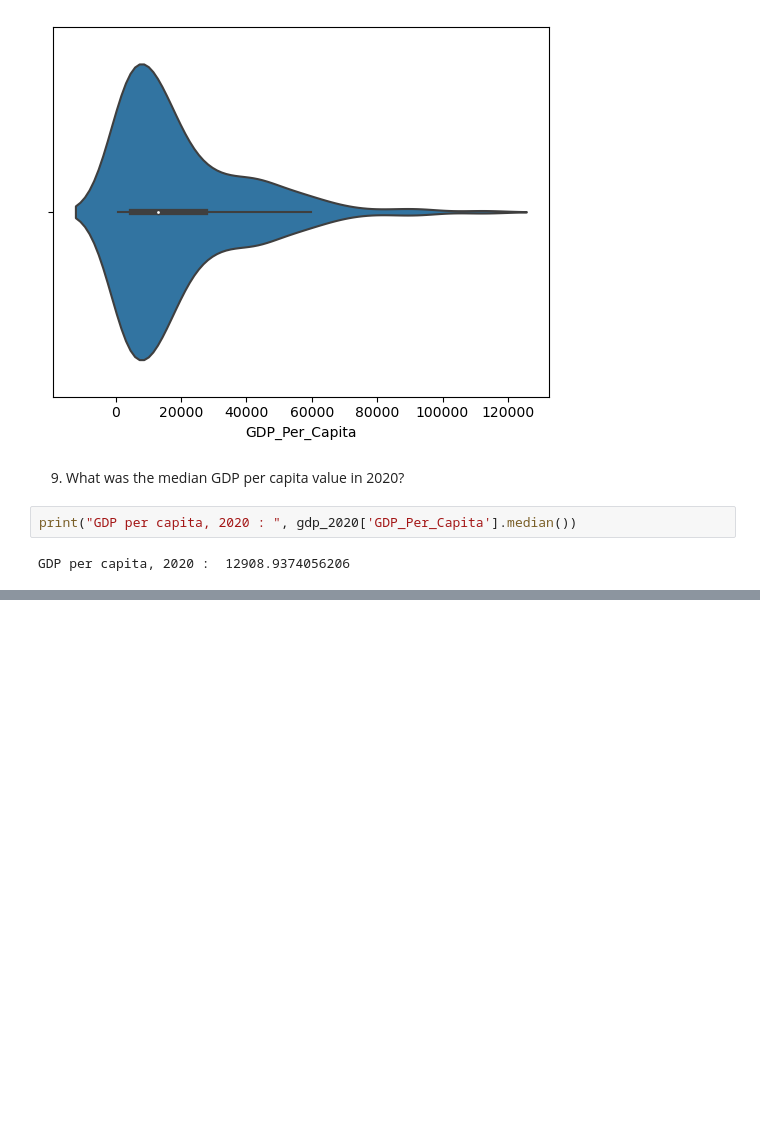
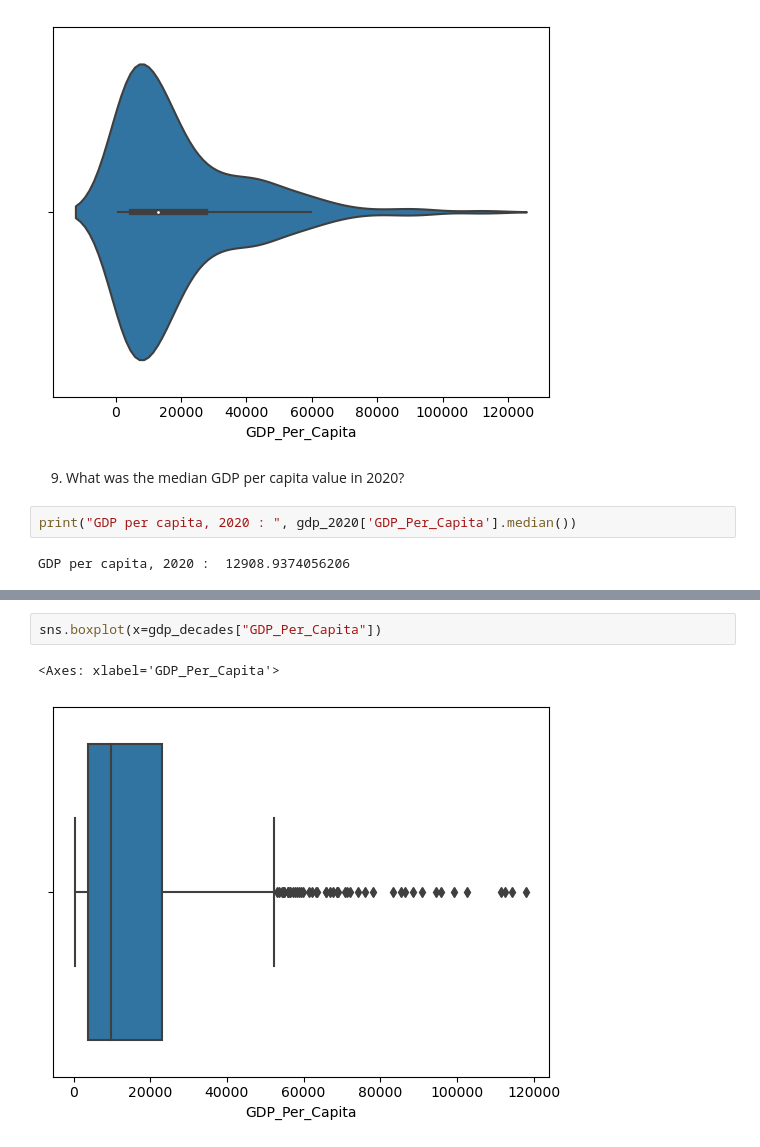
Before and after one commit to NSS-Data-Analytics-Cohort-8/gdp-and-internet-usage-melaniewesson, a Jupyter notebook: notebooks/un_project.ipynb, the cells around one changed output, grey strips where cells are left out. Cells and saved outputs as stored; diff of their text form; blank space fills up the shorter version.

```diff
--- a/notebooks/un_project.ipynb
+++ b/notebooks/un_project.ipynb
@@ -152,0 +153,5 @@ print(gdp_decades.head())
+# %%
+sns.boxplot(x=gdp_decades["GDP_Per_Capita"])
+# %% [output]
+<Axes: xlabel='GDP_Per_Capita'>
+[figure, added]
```
Also changed, not shown: parts of 13 cells of this notebook.
